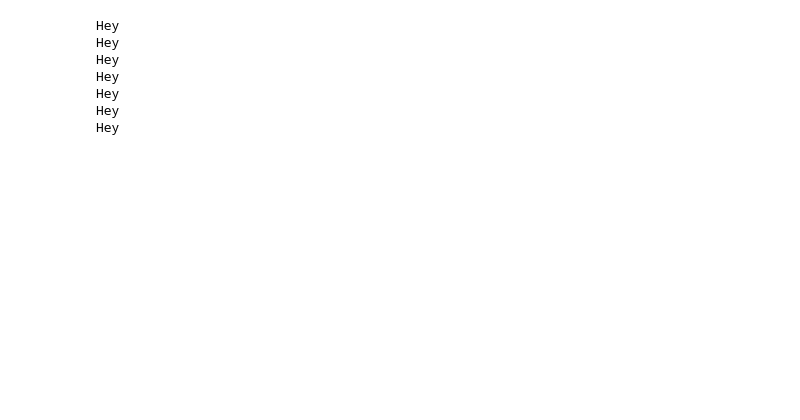
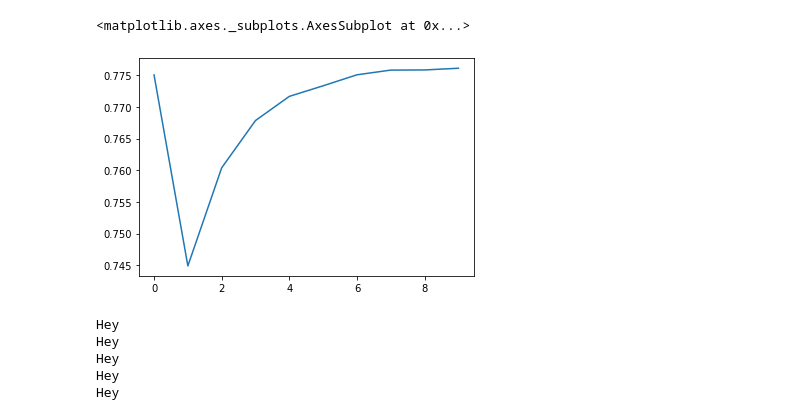
Before and after one commit to Gruntrexpewrus/FDSKagglecompetition, a Jupyter notebook: Regression.ipynb, the cells around one changed output. Saved outputs shown, nothing was run; the diff lists cells and outputs as text; code cells hidden in the pictures; blank space fills up the shorter version.

```diff
--- a/Regression.ipynb
+++ b/Regression.ipynb
@@ -18,5 +60,14 @@ train_data = pd.get_dummies(train_data)
 for feature in train_data.select_dtypes("float64").columns:
     train_data[feature].fillna(train_data[feature].mean(), inplace = True)
 
+for feature in test_data.select_dtypes("float64").columns:
+    test_data[feature].fillna(train_data[feature].mean(), inplace = True)
+
 for feature in train_data.select_dtypes("int64").columns:
     train_data[feature].fillna(train_data[feature].median(), inplace = True)
+
+for feature in test_data.select_dtypes("int64").columns:
+    test_data[feature].fillna(train_data[feature].median(), inplace = True)
+# %%
+train_data.drop(["SK_ID_CURR"], axis = 1, inplace = True)
+test_data.drop(["SK_ID_CURR"], axis = 1, inplace = True)
@@ -23,15 +90,32 @@ for feature in train_data.select_dtypes("int64").columns:
 # %%
-k_fold = KFold(n_splits = 7, random_state = 42, shuffle = True)
+k_fold = StratifiedKFold(n_splits = 5, random_state = 42, shuffle = True)
 folds = []
-for train_index, test_index in k_fold.split(train_data):
+for train_index, test_index in k_fold.split(train_data, train_data["TARGET"]):
     to_append = {"Train" : train_data.iloc[train_index,], "Test" : train_data.iloc[test_index]}
     folds.append(to_append)
+# %%
+def perform_model(classifier, folds):
+    roc_scores = []
+    for fold in folds:
+        classifier.fit(fold["Train"].drop(["TARGET"], axis = 1).values, fold["Train"]["TARGET"].values)
+        probabilities = classifier.predict_proba(fold["Test"].drop(["TARGET"], axis = 1).values)
+        roc_scores.append(roc_auc_score(fold["Test"]["TARGET"], probabilities[:, 1]))
+    return(sum(roc_scores) / len(roc_scores))
+# %%
+x = list(range(10))
+y = []
+for max_depth in x:
+    y.append(perform_model(lgb.LGBMClassifier(max_depth = max_depth), folds))
+sns.lineplot(x = x, y = y)
+# %% [output]
+<matplotlib.axes._subplots.AxesSubplot at 0x...>
+[figure, added]
 # %%
 roc_scores = []
 for fold in folds:
-    reg = RandomForestClassifier(n_estimators = 20)
-    reg.fit(fold["Train"].drop(["TARGET"], axis = 1), fold["Train"]["TARGET"])
-    probabilities = reg.predict_proba(fold["Test"].drop(["TARGET"], axis = 1))
+    reg = lgb.LGBMClassifier(max_depth = )
+    reg.fit(fold["Train"].drop(["TARGET"], axis = 1).values, fold["Train"]["TARGET"].values)
+    probabilities = reg.predict_proba(fold["Test"].drop(["TARGET"], axis = 1).values)
     roc_scores.append(roc_auc_score(fold["Test"]["TARGET"], probabilities[:, 1]))
     print("Hey")
 # %% [output]
@@ -40,8 +124,6 @@ Hey
 Hey
 Hey
 Hey
-Hey
-Hey
 # %%
 sum(roc_scores) / len(roc_scores)
 # %% [output]
```
Also changed, not shown: parts of 19 cells of this notebook.
